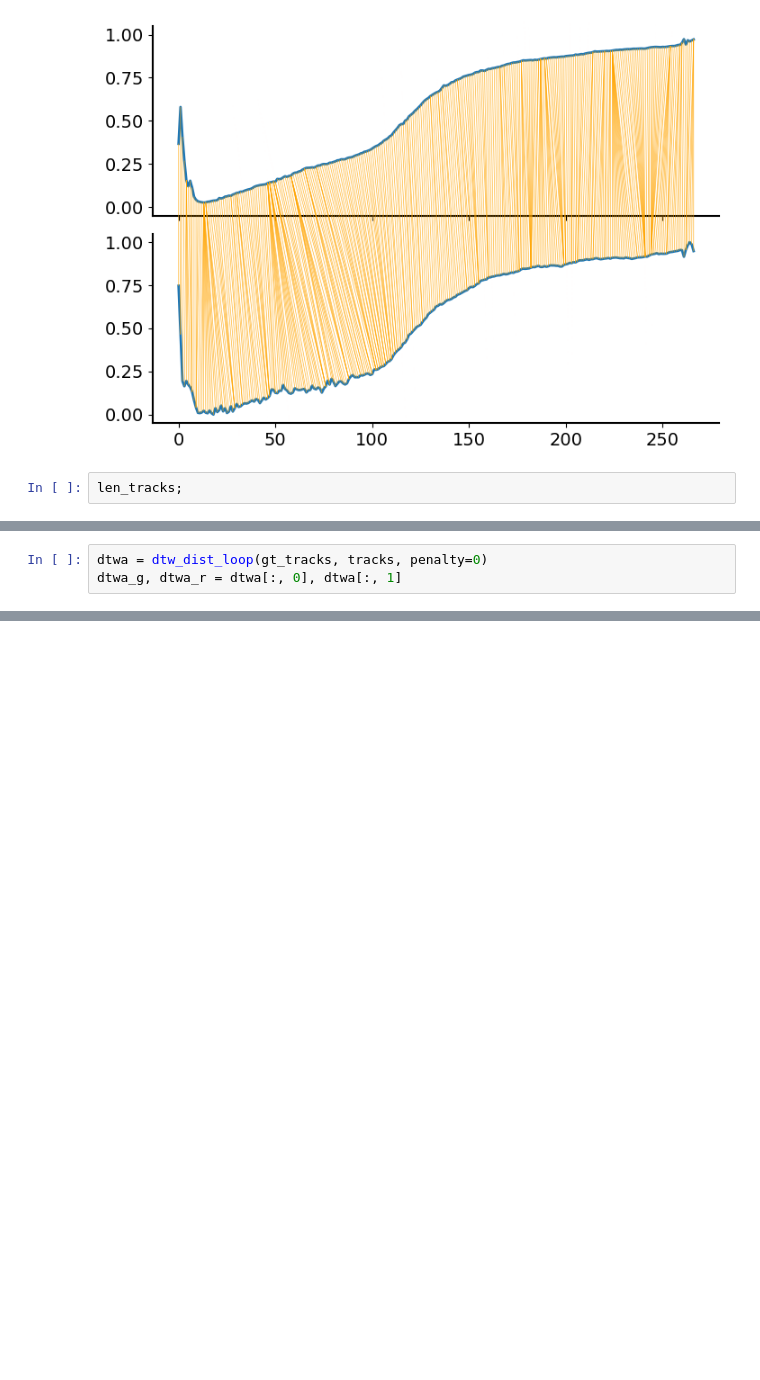
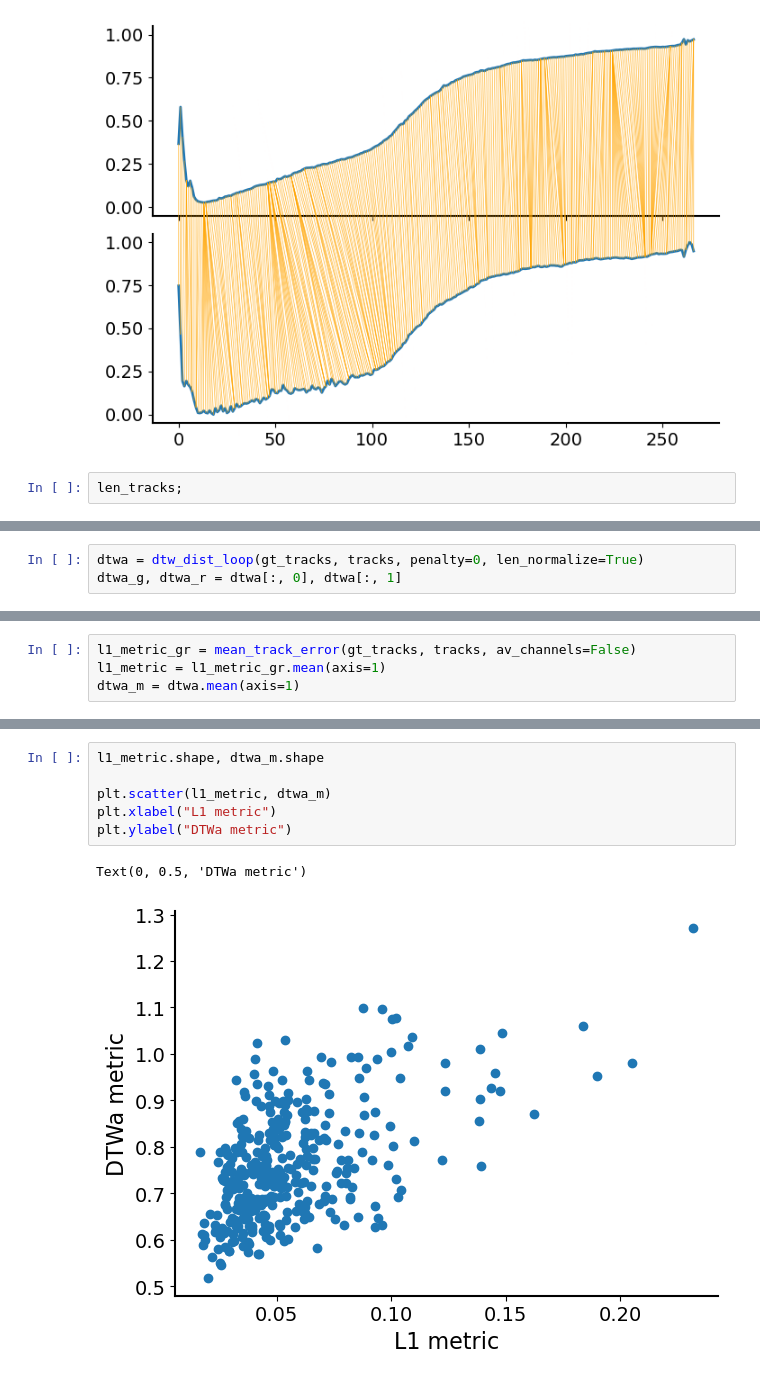
Before and after one commit to louisleger/cell-cycle, a Jupyter notebook: nb_result_analysis/dtw_distance.ipynb, the cells around one changed output, grey strips where cells are left out. Cells and saved outputs as stored; diff of their text form; blank space fills up the shorter version.

```diff
--- a/nb_result_analysis/dtw_distance.ipynb
+++ b/nb_result_analysis/dtw_distance.ipynb
@@ -92,5 +113,5 @@ len_tracks;
 # %%
-dtwa = dtw_dist_loop(gt_tracks, tracks, penalty=0)
+dtwa = dtw_dist_loop(gt_tracks, tracks, penalty=0, len_normalize=True)
 dtwa_g, dtwa_r = dtwa[:, 0], dtwa[:, 1]
 # %%
 plt.scatter(len_tracks, dtwa_g)
@@ -136,4 +138,8 @@ plt.ylabel("dtw amount red")
 # %% [output]
 Text(0, 0.5, 'dtw amount red')
 [figure]
+# %%
+l1_metric_gr = mean_track_error(gt_tracks, tracks, av_channels=False)
+l1_metric = l1_metric_gr.mean(axis=1)
+dtwa_m = dtwa.mean(axis=1)
 # %%
@@ -159,0 +168,9 @@ plt.plot(gt_tracks[idx][:, 1], color="black", label="GT")
+# %%
+l1_metric.shape, dtwa_m.shape
+
+plt.scatter(l1_metric, dtwa_m)
+plt.xlabel("L1 metric")
+plt.ylabel("DTWa metric")
+# %% [output]
+Text(0, 0.5, 'DTWa metric')
+[figure, added]
```
Also changed, not shown: parts of 8 cells of this notebook, 3 other files.
